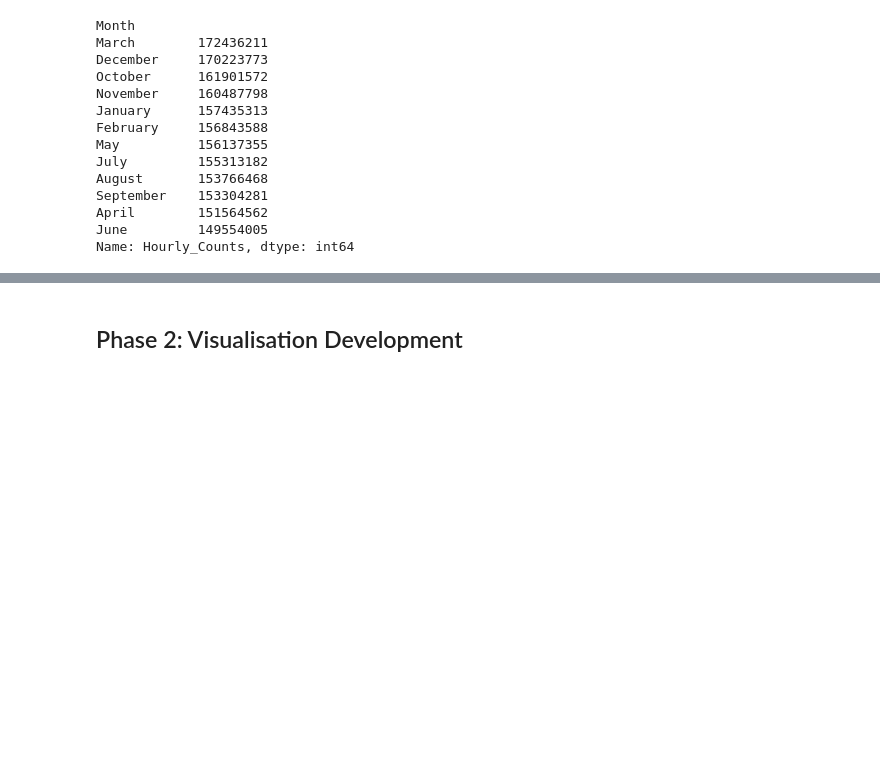
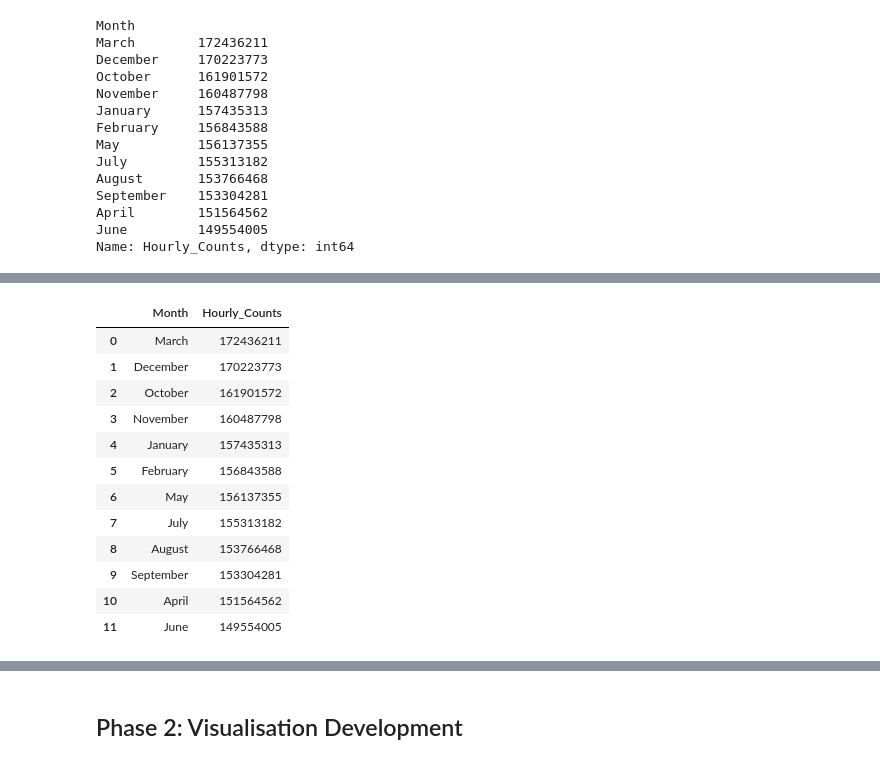
Before and after one commit to ned2/melbviz, a Jupyter notebook: workshop/workshop.ipynb, the cells around one changed output, grey strips where cells are left out. Saved outputs shown, nothing was run; the diff lists cells and outputs as text; code cells hidden in the pictures; blank space fills up the shorter version.

```diff
--- a/workshop/workshop.ipynb
+++ b/workshop/workshop.ipynb
@@ -332,0 +340,17 @@ NameError: name 'px' is not defined
+# %%
+months_2019_df = months_2019.reset_index()
+months_2019_df
+# %% [output]
+|  | Month | Hourly_Counts |
+| 0 | March | 172436211 |
+| 1 | December | 170223773 |
+| 2 | October | 161901572 |
+| 3 | November | 160487798 |
+| 4 | January | 157435313 |
+| 5 | February | 156843588 |
+| 6 | May | 156137355 |
+| 7 | July | 155313182 |
+| 8 | August | 153766468 |
+| 9 | September | 153304281 |
+| 10 | April | 151564562 |
+| 11 | June | 149554005 |
```
Also changed, not shown: parts of 10 cells of this notebook.
